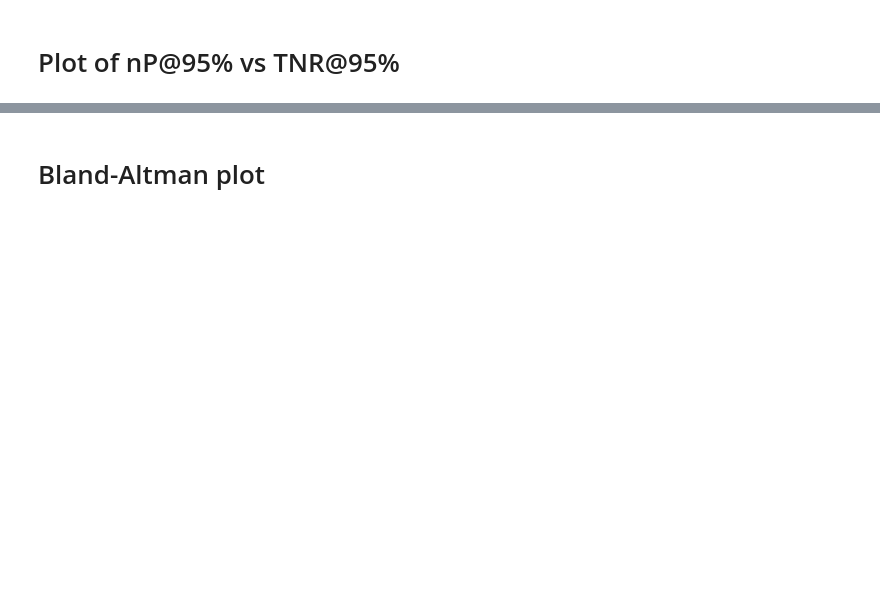
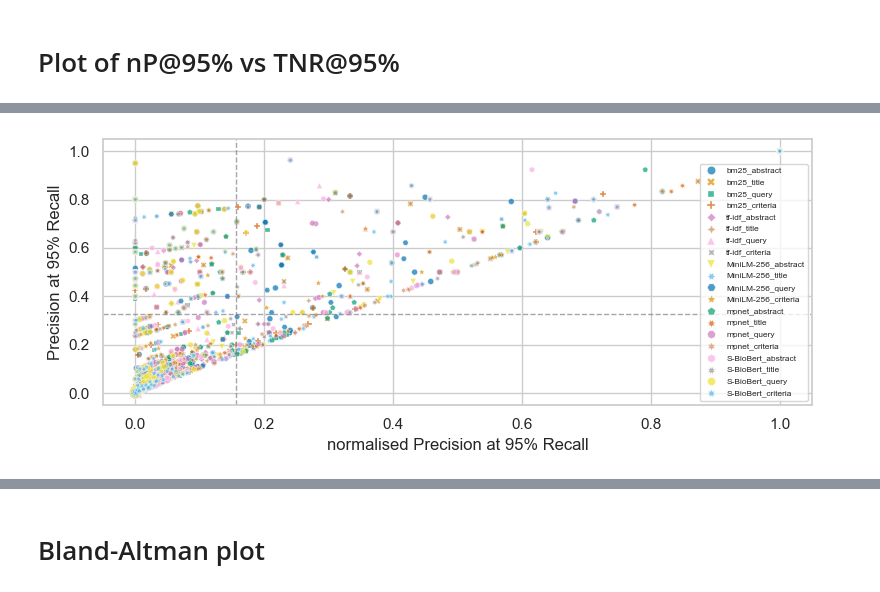
Before and after one commit to WojciechKusa/normalised-precision-at-recall, a Jupyter notebook: notebooks/normalised-precision-analysis.ipynb, the cells around one changed output, grey strips where cells are left out. Cells and saved outputs as stored; diff of their text form; code cells hidden in the pictures; blank space fills up the shorter version.

```diff
--- a/notebooks/normalised-precision-analysis.ipynb
+++ b/notebooks/normalised-precision-analysis.ipynb
@@ -125,0 +236,7 @@ plt.savefig("../reports/nP_at_95_vs_TNR_at_951.pdf", dpi=300)
+# %%
+plt = plot_two_metrics(data=df, metric1_column="nP@95%", metric2_column="P@95%",
+                       metric1_name='normalised Precision at 95% Recall', metric2_name='Precision at 95% Recall',
+                       average_metric1=average_np, average_metric2=average_p)
+plt.savefig("../reports/nP_at_95_vs_P_at_95.pdf", dpi=300)
+# %% [output]
+[figure, added]
```
Also changed, not shown: parts of 35 cells of this notebook.
